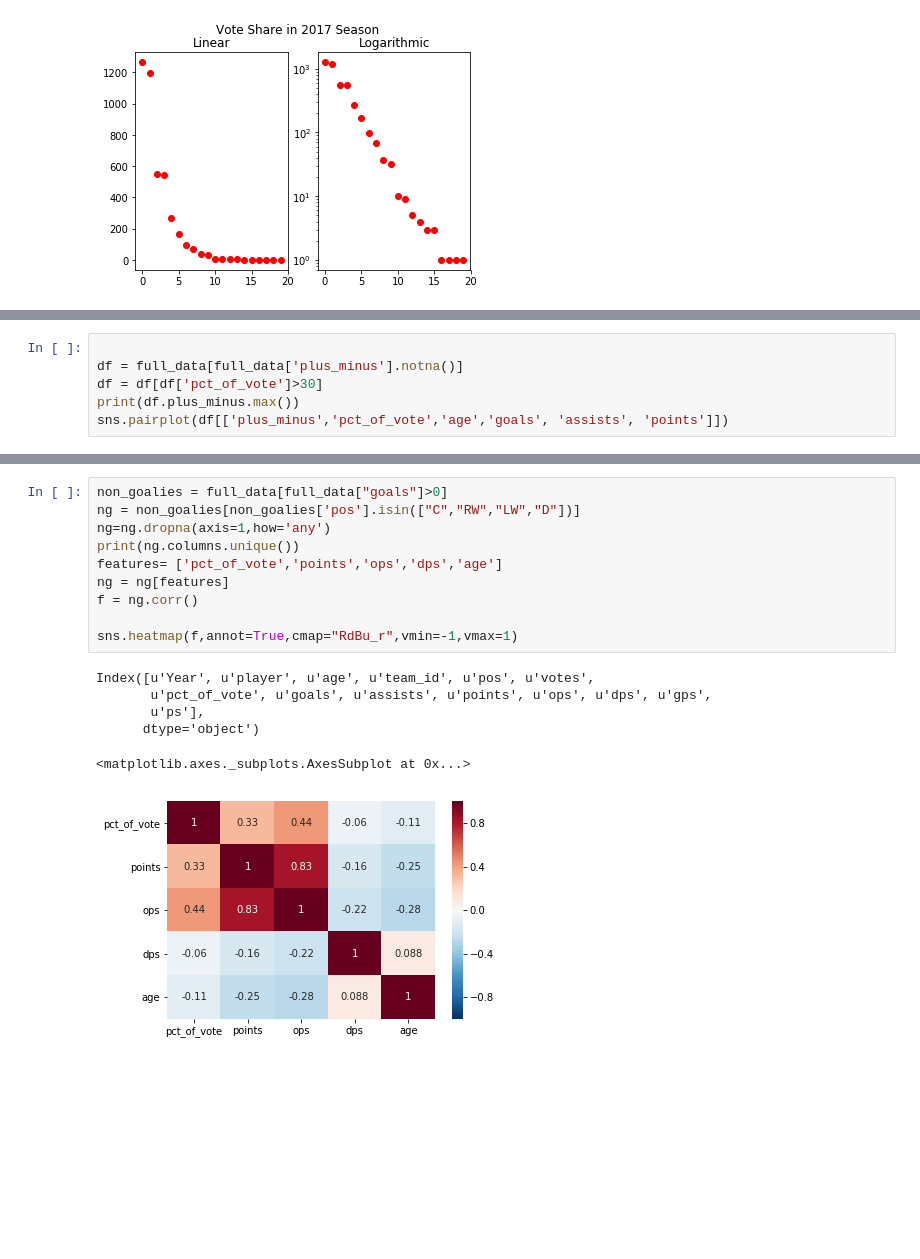
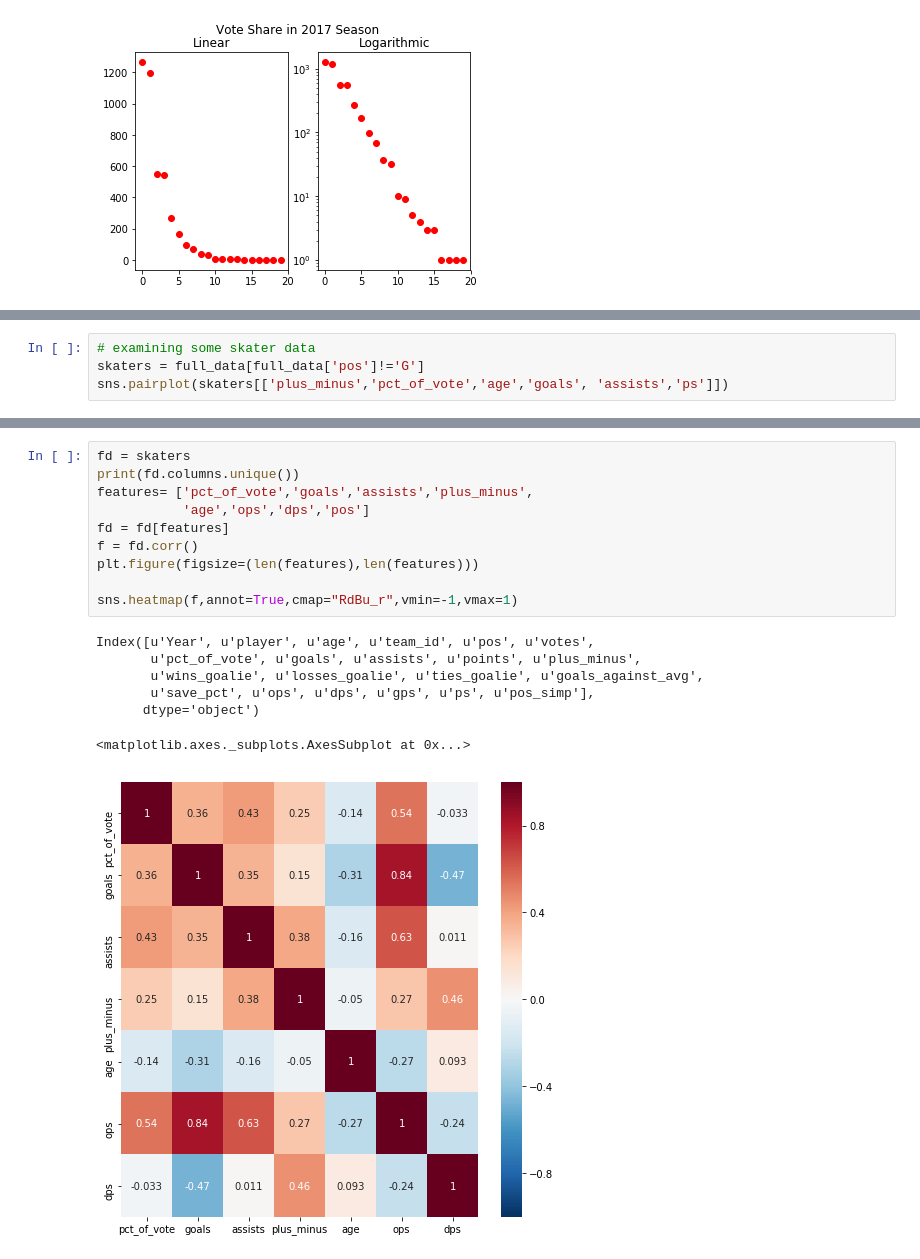
Before and after one commit to dbz10/NHL-Player-Awards, a Jupyter notebook: NHL MVP prediction.ipynb, the cells around one changed output, grey strips where cells are left out. Saved outputs shown, nothing was run; the diff lists cells and outputs as text; blank space fills up the shorter version.

```diff
--- a/NHL MVP prediction.ipynb
+++ b/NHL MVP prediction.ipynb
@@ -181,7 +121,5 @@ g.map(sns.violinplot,'pct_of_vote')
 # %%
-
-df = full_data[full_data['plus_minus'].notna()]
-df = df[df['pct_of_vote']>30]
-print(df.plus_minus.max())
-sns.pairplot(df[['plus_minus','pct_of_vote','age','goals', 'assists', 'points']])
+# examining some skater data
+skaters = full_data[full_data['pos']!='G']
+sns.pairplot(skaters[['plus_minus','pct_of_vote','age','goals', 'assists','ps']])
 # %% [output]
@@ -201,17 +145,18 @@ g.map(sns.scatterplot, 'age','points')
 # %%
-non_goalies = full_data[full_data["goals"]>0]
-ng = non_goalies[non_goalies['pos'].isin(["C","RW","LW","D"])]
-ng=ng.dropna(axis=1,how='any')
-print(ng.columns.unique())
-features= ['pct_of_vote','points','ops','dps','age']
-ng = ng[features]
-f = ng.corr()
+fd = skaters
+print(fd.columns.unique())
+features= ['pct_of_vote','goals','assists','plus_minus',
+           'age','ops','dps','pos']
+fd = fd[features]
+f = fd.corr()
+plt.figure(figsize=(len(features),len(features)))
 
 sns.heatmap(f,annot=True,cmap="RdBu_r",vmin=-1,vmax=1)
 # %% [output]
 Index([u'Year', u'player', u'age', u'team_id', u'pos', u'votes',
-       u'pct_of_vote', u'goals', u'assists', u'points', u'ops', u'dps', u'gps',
-       u'ps'],
+       u'pct_of_vote', u'goals', u'assists', u'points', u'plus_minus',
+       u'wins_goalie', u'losses_goalie', u'ties_goalie', u'goals_against_avg',
+       u'save_pct', u'ops', u'dps', u'gps', u'ps', u'pos_simp'],
       dtype='object')
 <matplotlib.axes._subplots.AxesSubplot at 0x...>
-[figure, old version]
+[figure, new version]
```
Also changed, not shown: parts of 17 cells of this notebook.
